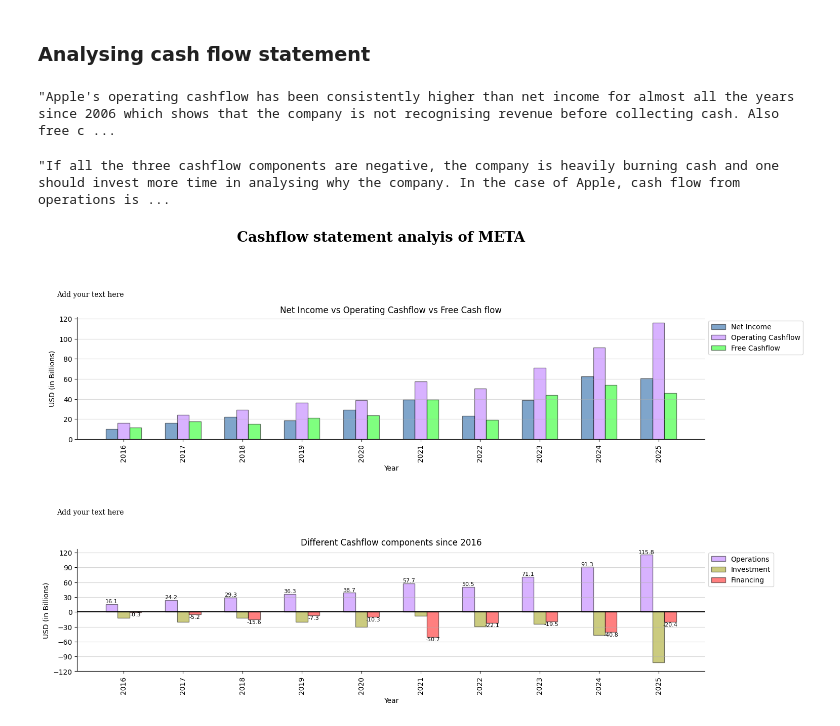
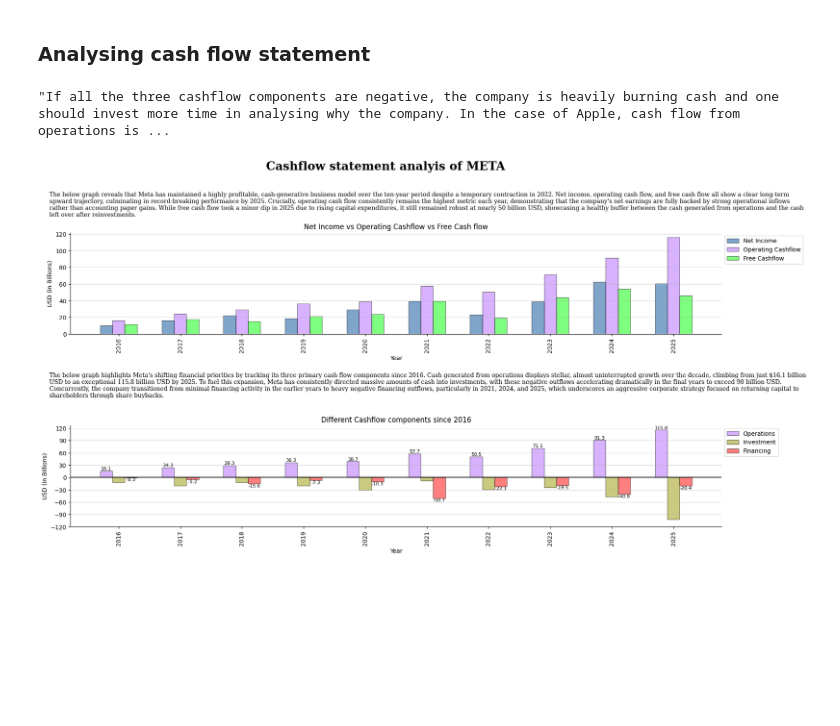
Before and after one commit to kumarbyes/project_stock_analysis, a Jupyter notebook: analaysis_using_pandas/exploratory_data_anaysis.ipynb, the cells around one changed output. Saved outputs shown, nothing was run; the diff lists cells and outputs as text; code cells hidden in the pictures; blank space fills up the shorter version.

```diff
--- a/analaysis_using_pandas/exploratory_data_anaysis.ipynb
+++ b/analaysis_using_pandas/exploratory_data_anaysis.ipynb
@@ -311,9 +350,10 @@ def generate_income_statement_report(tickername,title,findings1="Add your text h
 # %%
 tickername = "META"
 fazit1= '''
-        META registers a standard growth in revenue since 2016. The year to watch out for is 2022 where the revenue has a slight dip
-        from the previous year. Reason could be geopolitical tensions between russia and ukraine. Apart from that META has always
-        registered a double digit revenue growth. From the income generated perspective, META seems to be a good business to invest.
+        META registers a standard growth in revenue since 2016. The year to watch out for is 2022 where the
+        revenue has a slight dip from the previous year. Reason could be geopolitical tensions between russia
+        and ukraine. Apart from that META has always registered a double digit revenue growth. From the income
+        generated perspective, META seems to be a good business to invest.
         '''
 
 fazit2= 'Revenue tells the size of business. Profitability informs you how well the business is run. '\
@@ -324,5 +364,5 @@ fazit2= 'Revenue tells the size of business. Profitability informs you how well
         'solely held responsible because the tax margin had increased from 5 to 13 %. But still it should '\
         'concern the investors while the net income has dropped.'
 
-income_df,income_fig = generate_income_statement_report(tickername,f"Income Statement of {tickername}",findings1=fazit1,findings2=fazit2,last_x_years=10)
+income_df,income_fig = generate_income_statement_report(tickername,f"Profitability analysis of {tickername}",findings1=fazit1,findings2=fazit2,last_x_years=10)
 # %% [output]
@@ -367,13 +407,13 @@ def compare_income_statement_report(tickernames, title, findings1="Add your text
     income_df_annual1 = get_fin_statement(tickernames[0], last_x_years)
     income_df_annual2 = get_fin_statement(tickernames[1], last_x_years)
 
-    fig = plt.figure(figsize=(14, 8))
+    fig = plt.figure(figsize=(20, 10))
     gs = gridspec.GridSpec(nrows=10, ncols=10)
 
     color_list = ['#004C99', '#B266FF', '#00FF00', '#999900', '#FF0000']
 
     fig.suptitle(f"{title}", fontsize=20, fontweight="bold", fontfamily='serif')
-    fig.text(0.1, 0.8, f'{findings1}', fontsize=16, fontweight='light', fontfamily='serif', wrap=True)
+    fig.text(0.1, 0.8, f'{findings1}', fontsize=12, fontweight='light', fontfamily='serif', wrap=True)
 
     ax1 = fig.add_subplot(gs[3:10, :])
 
@@ -486,7 +526,13 @@ def compare_income_statement_report(tickernames, title, findings1="Add your text
     sec_ax.tick_params(axis='x', which='both', length=0)
 
     sec_ax.set_xlabel("Year")
+
     return income_df_annual1, income_df_annual2, fig
 # %%
-df1,df2,fig = compare_income_statement_report(["META","GOOGL"],title="Income statement comparison")
+findings = 'Comparing the two biggest companies on the planet. Both try to capitalize on the advertising revenue. ' \
+            'What we see is how each expenses have varying composition on the revenue. META spends much on Wages and ' \
+            'R&D while Google has higher goods cost. At the end, both of them have more or less similar net income' \
+            ' margins. Meta gets better on a slight margin. One thing to keep in mind is that Google has double the revenue' \
+            ' of Meta.'
+df1,df2,fig = compare_income_statement_report(["META","GOOGL"],title="Profitability comparison between META and Google",findings1=findings)
 # %% [output]
@@ -712,13 +758,6 @@ bal_df
 | 18 | 7 | 2025-12-31 | USD | 366021000000.0000 | 108722000000.0000 | ... |
 # %% [markdown]
 ### Analysing cash flow statement
-# %%
-f'Apple\'s operating cashflow has been consistently higher than net income for almost all the years since 2006 which shows that the '\
-                'company is not recognising revenue before collecting cash. Also free cash flow is higher than net income which means apple recognises '\
-                'non-cash expenses on the income statement. Non-Cash expenses could be depreciation of assets or stock-based compensations which does '\
-                'not actually consume cash.'
-# %% [output]
-"Apple's operating cashflow has been consistently higher than net income for almost all the years since 2006 which shows that the company is not recognising revenue before collecting cash. Also free c ...
 # %%
 f'If all the three cashflow components are negative, the company is heavily burning cash and one should invest more time in analysing why the '\
             'company. In the case of Apple, cash flow from operations is never negative which means apple is efficiently operating. One more thing to note that'\
@@ -751,7 +790,7 @@ def generate_cashflow_statement_report(tickername,title,plot1_text="Add your tex
                                 )
                     )
 
-    fig = plt.figure(figsize=(16, 10))
+    fig = plt.figure(figsize=(20, 10))
     gs = gridspec.GridSpec(nrows=22, ncols=10)
 
     color_list = ['#004C99', '#B266FF' ,'#00FF00' ,'#999900' ,'#FF0000']
@@ -825,6 +864,26 @@ def generate_cashflow_statement_report(tickername,title,plot1_text="Add your tex
     return cash_df_annual,fig
 # %%
 tickername = "META"
-cash_df,cash_fig = generate_cashflow_statement_report(tickername,f"Cashflow statement analyis of {tickername}",last_x_years=10)
+text1 = 'The below graph reveals that Meta has maintained a highly profitable, cash-generative business model over ' \
+        'the ten-year period despite a temporary contraction in 2022. Net income, operating cash flow, and free ' \
+        'cash flow all show a clear long-term upward trajectory, culminating in record-breaking performance by 2025. ' \
+        'Crucially, operating cash flow consistently remains the highest metric each year, demonstrating that the ' \
+        'company\'s net earnings are fully backed by strong operational inflows rather than accounting paper gains. ' \
+        'While free cash flow took a minor dip in 2025 due to rising capital expenditures, it still remained robust ' \
+        'at nearly 50 billion USD, showcasing a healthy buffer between the cash generated from operations and the cash ' \
+        'left over after reinvestments.'
+
+text2 = "The below graph highlights Meta's shifting financial priorities by tracking its three primary cash flow " \
+        "components since 2016. Cash generated from operations displays stellar, almost uninterrupted growth over " \
+        "the decade, climbing from just $16.1 billion USD to an exceptional 115.8 billion USD by 2025. To fuel this " \
+        "expansion, Meta has consistently directed massive amounts of cash into investments, with these negative " \
+        "outflows accelerating dramatically in the final years to exceed 90 billion USD. Concurrently, the company " \
+        "transitioned from minimal financing activity in the earlier years to heavy negative financing outflows, " \
+        "particularly in 2021, 2024, and 2025, which underscores an aggressive corporate strategy focused on " \
+        "returning capital to shareholders through share buybacks."
+
+cash_df,cash_fig = generate_cashflow_statement_report(tickername,f"Cashflow statement analyis of {tickername}",
+                                                      plot1_text=text1,plot2_text=text2,
+                                                      last_x_years=10)
 # %% [output]
-[figure, old version]
+[figure, new version]
```
Also changed, not shown: parts of 6 cells of this notebook, 4 other files.
